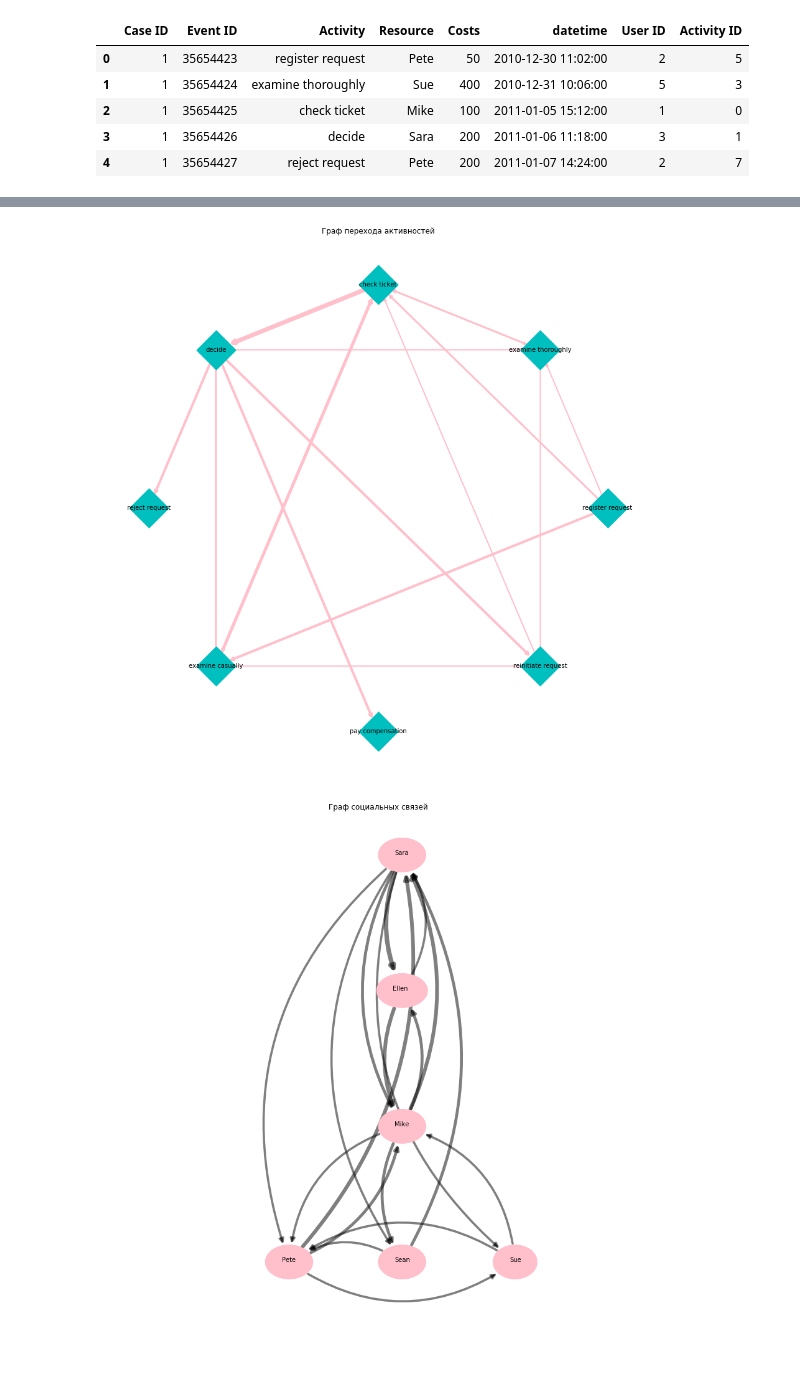
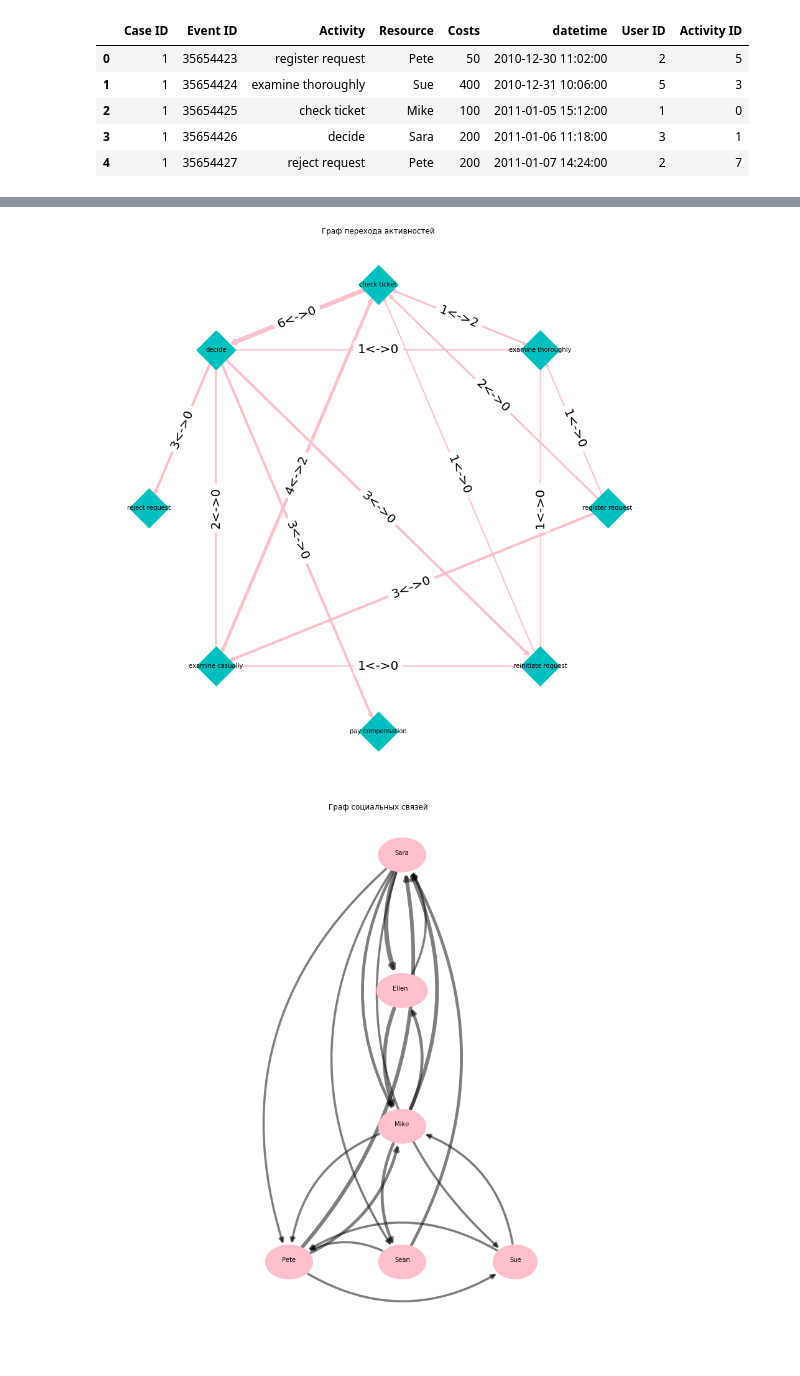
Before and after one commit to booydar/workshop, a Jupyter notebook: nx Graph.ipynb, the cells around one changed output, grey strips where cells are left out. Cells and saved outputs as stored; diff of their text form; code cells hidden in the pictures.

```diff
--- a/nx Graph.ipynb
+++ b/nx Graph.ipynb
@@ -144,7 +144,7 @@ graph.draw_activities(alpha=0.5, labels=id_act, node_size = 4700)
 # %%
-graph.draw_activities(alpha=1, labels=id_act, layout=nx.circular_layout, info='time', node_size=2000, style=0)
+graph.draw_activities(alpha=1, labels=id_act, layout=nx.circular_layout, info='edges', node_size=2000, style=0)
 # %% [output]
-[figure, old version]
+[figure, new version]
 # %%
 graph = Graph(log, 'Case ID', 'Activity ID', 'User ID')
 g = graph.create_users_graph()
```
Also changed, not shown: parts of 6 cells of this notebook, 1 other file.
